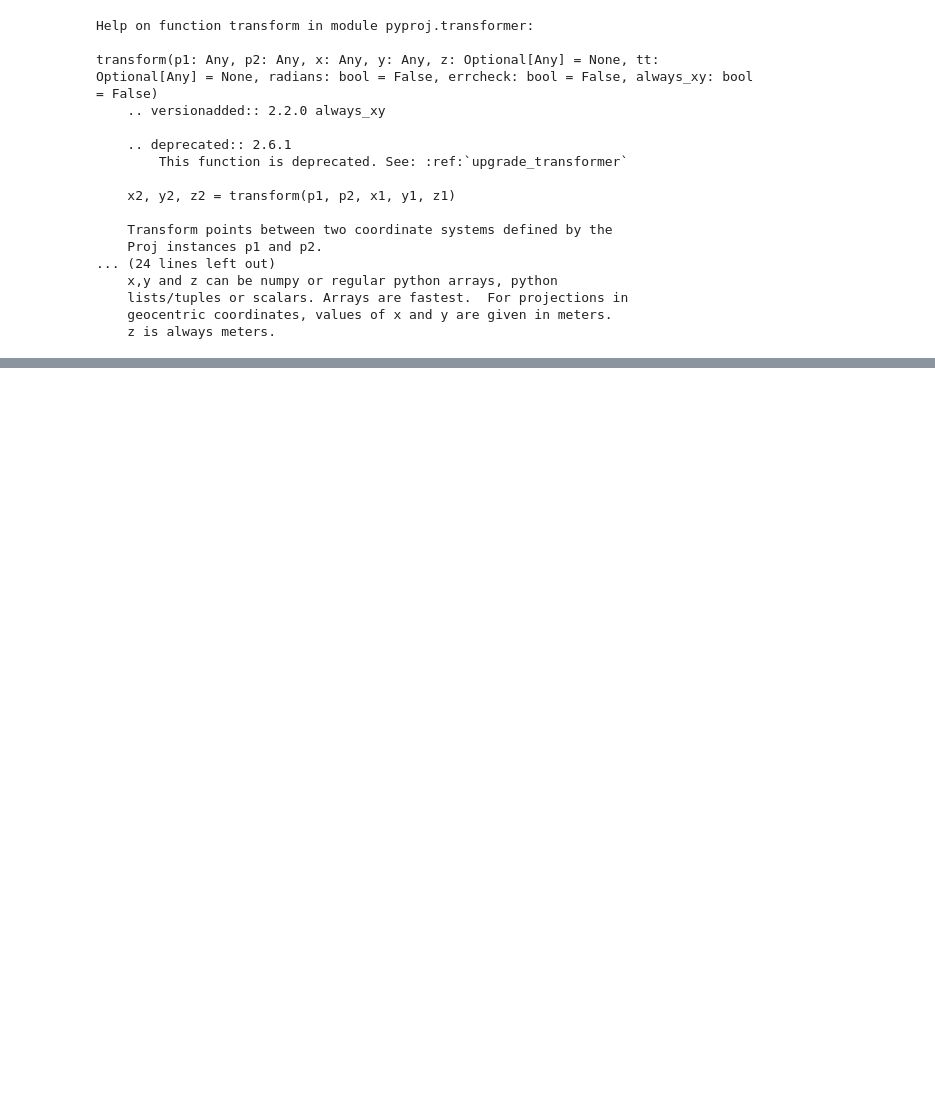
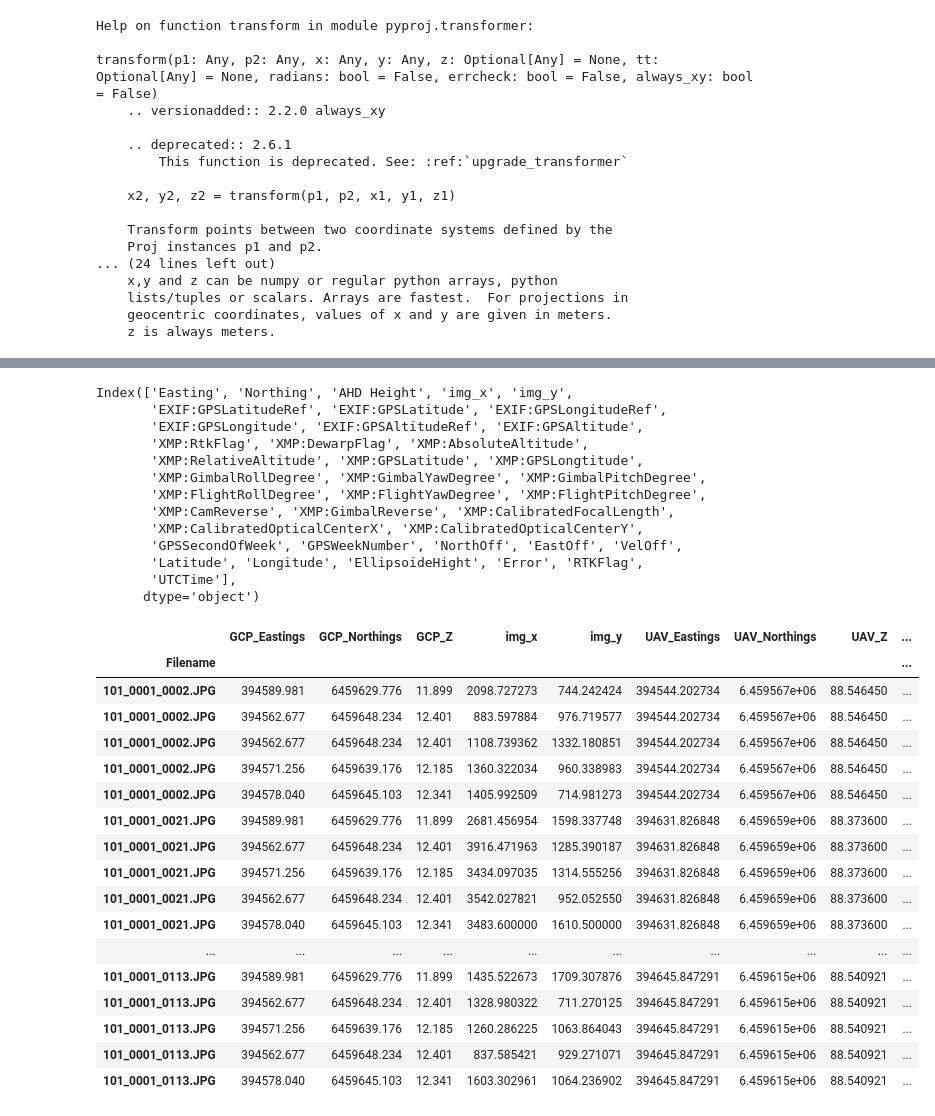
Before and after one commit to oceanhackweek/ohw23_proj_drone_georef, a Jupyter notebook: notebooks/estimate_reprojection_error.ipynb, the cells around one changed output, grey strips where cells are left out. Cells and saved outputs as stored; diff of their text form; code cells hidden in the pictures; blank space fills up the shorter version.

```diff
--- a/notebooks/estimate_reprojection_error.ipynb
+++ b/notebooks/estimate_reprojection_error.ipynb
@@ -83,0 +115,41 @@ df_combined
+# %%
+df_gcps = pd.read_csv('../DATA/GCP_IMAGES/101_0001/101_0001_combinedGCPjsonMRK.csv')
+df_gcps = df_gcps.set_index('Filename')
+print(df_gcps.columns)
+df_gcps = df_gcps[['Easting','Northing','AHD Height','img_x','img_y']].rename(columns={'Easting':'GCP_Eastings',
+                                                               'Northing':'GCP_Northings',
+                                                               'AHD Height':'GCP_Z'})
+df_gcps = df_gcps.join(df_combined)
+df_gcps
+# %% [output]
+Index(['Easting', 'Northing', 'AHD Height', 'img_x', 'img_y',
+       'EXIF:GPSLatitudeRef', 'EXIF:GPSLatitude', 'EXIF:GPSLongitudeRef',
+       'EXIF:GPSLongitude', 'EXIF:GPSAltitudeRef', 'EXIF:GPSAltitude',
+       'XMP:RtkFlag', 'XMP:DewarpFlag', 'XMP:AbsoluteAltitude',
+       'XMP:RelativeAltitude', 'XMP:GPSLatitude', 'XMP:GPSLongtitude',
+       'XMP:GimbalRollDegree', 'XMP:GimbalYawDegree', 'XMP:GimbalPitchDegree',
+       'XMP:FlightRollDegree', 'XMP:FlightYawDegree', 'XMP:FlightPitchDegree',
+       'XMP:CamReverse', 'XMP:GimbalReverse', 'XMP:CalibratedFocalLength',
+       'XMP:CalibratedOpticalCenterX', 'XMP:CalibratedOpticalCenterY',
+       'GPSSecondOfWeek', 'GPSWeekNumber', 'NorthOff', 'EastOff', 'VelOff',
+       'Latitude', 'Longitude', 'EllipsoideHight', 'Error', 'RTKFlag',
+       'UTCTime'],
+      dtype='object')
+|  | GCP_Eastings | GCP_Northings | GCP_Z | img_x | img_y | UAV_Eastings | UAV_Northings | UAV_Z | ... |
+| Filename |  |  |  |  |  |  |  |  | ... |
+| 101_0001_0002.JPG | 394589.981 | 6459629.776 | 11.899 | 2098.727273 | 744.242424 | 394544.202734 | 6.459567e+06 | 88.546450 | ... |
+| 101_0001_0002.JPG | 394562.677 | 6459648.234 | 12.401 | 883.597884 | 976.719577 | 394544.202734 | 6.459567e+06 | 88.546450 | ... |
+| 101_0001_0002.JPG | 394562.677 | 6459648.234 | 12.401 | 1108.739362 | 1332.180851 | 394544.202734 | 6.459567e+06 | 88.546450 | ... |
+| 101_0001_0002.JPG | 394571.256 | 6459639.176 | 12.185 | 1360.322034 | 960.338983 | 394544.202734 | 6.459567e+06 | 88.546450 | ... |
+| 101_0001_0002.JPG | 394578.040 | 6459645.103 | 12.341 | 1405.992509 | 714.981273 | 394544.202734 | 6.459567e+06 | 88.546450 | ... |
+| 101_0001_0021.JPG | 394589.981 | 6459629.776 | 11.899 | 2681.456954 | 1598.337748 | 394631.826848 | 6.459659e+06 | 88.373600 | ... |
+| 101_0001_0021.JPG | 394562.677 | 6459648.234 | 12.401 | 3916.471963 | 1285.390187 | 394631.826848 | 6.459659e+06 | 88.373600 | ... |
+| 101_0001_0021.JPG | 394571.256 | 6459639.176 | 12.185 | 3434.097035 | 1314.555256 | 394631.826848 | 6.459659e+06 | 88.373600 | ... |
+| 101_0001_0021.JPG | 394562.677 | 6459648.234 | 12.401 | 3542.027821 | 952.052550 | 394631.826848 | 6.459659e+06 | 88.373600 | ... |
+| 101_0001_0021.JPG | 394578.040 | 6459645.103 | 12.341 | 3483.600000 | 1610.500000 | 394631.826848 | 6.459659e+06 | 88.373600 | ... |
+| ... | ... | ... | ... | ... | ... | ... | ... | ... | ... |
+| 101_0001_0113.JPG | 394589.981 | 6459629.776 | 11.899 | 1435.522673 | 1709.307876 | 394645.847291 | 6.459615e+06 | 88.540921 | ... |
+| 101_0001_0113.JPG | 394562.677 | 6459648.234 | 12.401 | 1328.980322 | 711.270125 | 394645.847291 | 6.459615e+06 | 88.540921 | ... |
+| 101_0001_0113.JPG | 394571.256 | 6459639.176 | 12.185 | 1260.286225 | 1063.864043 | 394645.847291 | 6.459615e+06 | 88.540921 | ... |
+| 101_0001_0113.JPG | 394562.677 | 6459648.234 | 12.401 | 837.585421 | 929.271071 | 394645.847291 | 6.459615e+06 | 88.540921 | ... |
+| 101_0001_0113.JPG | 394578.040 | 6459645.103 | 12.341 | 1603.302961 | 1064.236902 | 394645.847291 | 6.459615e+06 | 88.540921 | ... |
```
Also changed, not shown: parts of 9 cells of this notebook.
